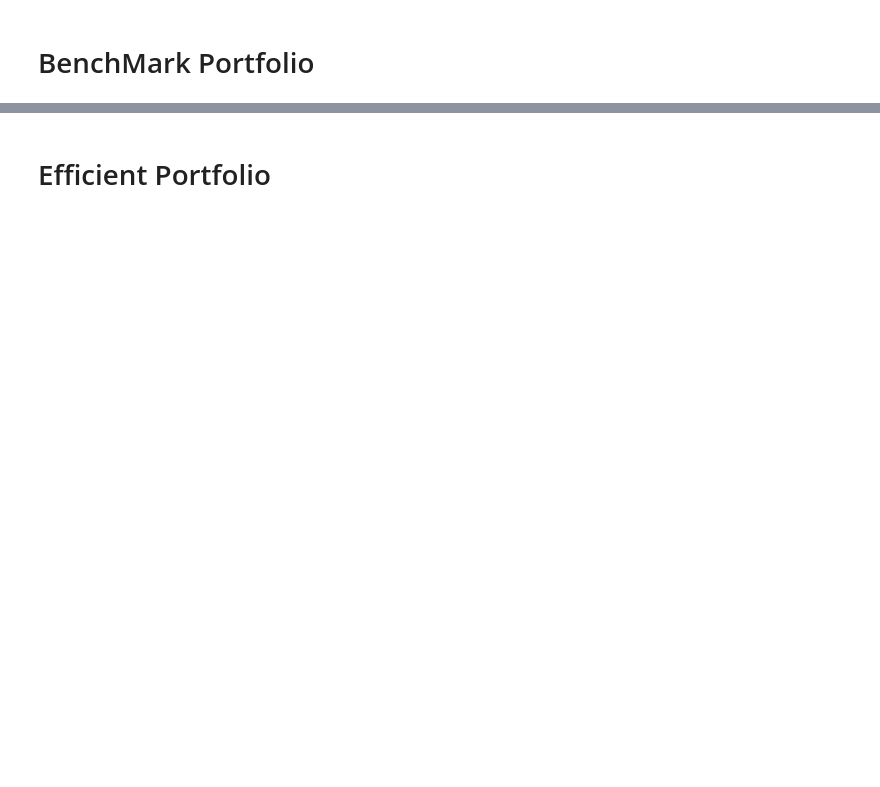
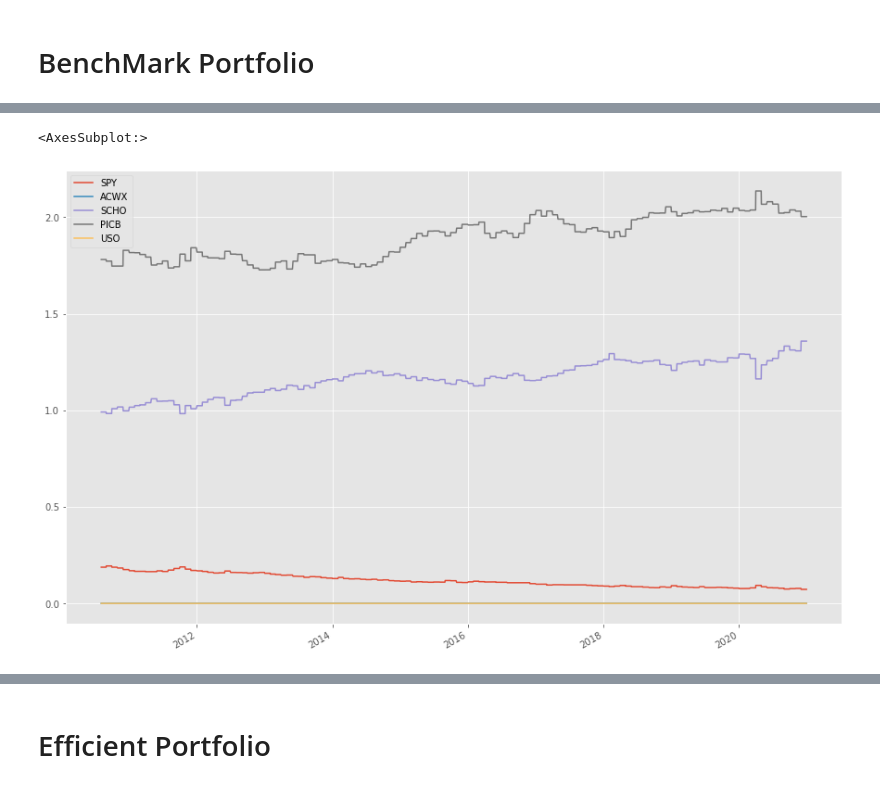
Before and after one commit to rohitashwachaks/finance, a Jupyter notebook: InvestmentStategies - Vito/HW3/portfolio.ipynb, the cells around one changed output, grey strips where cells are left out. Cells and saved outputs as stored; diff of their text form; code cells hidden in the pictures; blank space fills up the shorter version.

```diff
--- a/InvestmentStategies - Vito/HW3/portfolio.ipynb
+++ b/InvestmentStategies - Vito/HW3/portfolio.ipynb
@@ -194,0 +282,5 @@ Reconstitution on: 05-Jun-2018
+# %%
+retrospective_weights.T.plot(figsize=(15,10))
+# %% [output]
+<AxesSubplot:>
+[figure, added]
```
Also changed, not shown: parts of 47 cells of this notebook, 6 other files.
